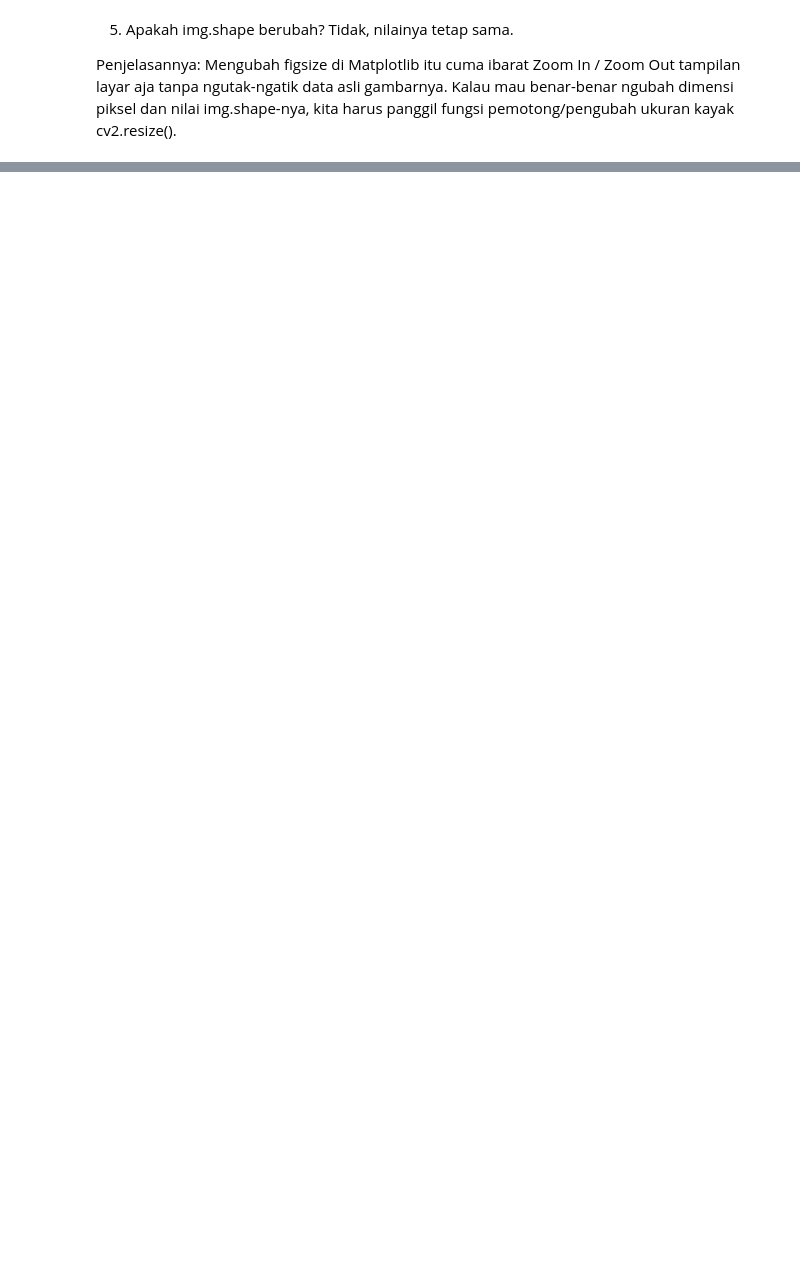
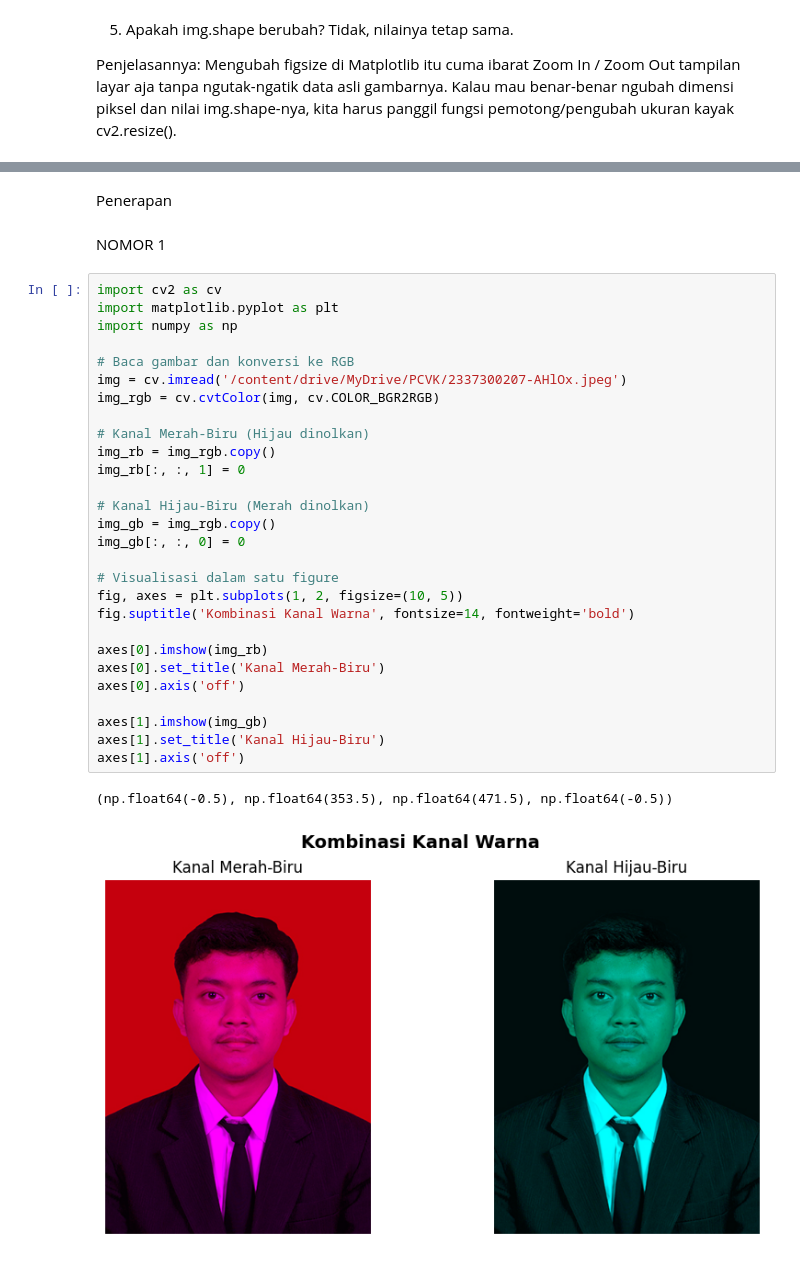
Before and after one commit to hikaaru13/PCVK-GANJIL-TUGAS, a Jupyter notebook: PERTANYAAN_PRAKTIKUM_PERTEMUAN2.ipynb, the cells around one changed output, grey strips where cells are left out. Drawn from its saved outputs; the diff is of its cells as text; blank space fills up the shorter version.

```diff
--- a/PERTANYAAN_PRAKTIKUM_PERTEMUAN2.ipynb
+++ b/PERTANYAAN_PRAKTIKUM_PERTEMUAN2.ipynb
@@ -76,3 +60,38 @@ print("Shape setelah plot figsize (20,20):", img.shape)
 Shape sebelum figsize: (1280, 960, 3)
 Shape setelah plot figsize (20,20): (1280, 960, 3)
 [figure]
+# %% [markdown]
+Penerapan
+# %% [markdown]
+NOMOR 1
+# %%
+import cv2 as cv
+import matplotlib.pyplot as plt
+import numpy as np
+
+# Baca gambar dan konversi ke RGB
+img = cv.imread('/content/drive/MyDrive/PCVK/2337300207-AHlOx.jpeg')
+img_rgb = cv.cvtColor(img, cv.COLOR_BGR2RGB)
+
+# Kanal Merah-Biru (Hijau dinolkan)
+img_rb = img_rgb.copy()
+img_rb[:, :, 1] = 0
+
+# Kanal Hijau-Biru (Merah dinolkan)
+img_gb = img_rgb.copy()
+img_gb[:, :, 0] = 0
+
+# Visualisasi dalam satu figure
+fig, axes = plt.subplots(1, 2, figsize=(10, 5))
+fig.suptitle('Kombinasi Kanal Warna', fontsize=14, fontweight='bold')
+
+axes[0].imshow(img_rb)
+axes[0].set_title('Kanal Merah-Biru')
+axes[0].axis('off')
+
+axes[1].imshow(img_gb)
+axes[1].set_title('Kanal Hijau-Biru')
+axes[1].axis('off')
+# %% [output]
+(np.float64(-0.5), np.float64(353.5), np.float64(471.5), np.float64(-0.5))
+[figure, added]
```
Also changed, not shown: parts of 8 cells of this notebook.
